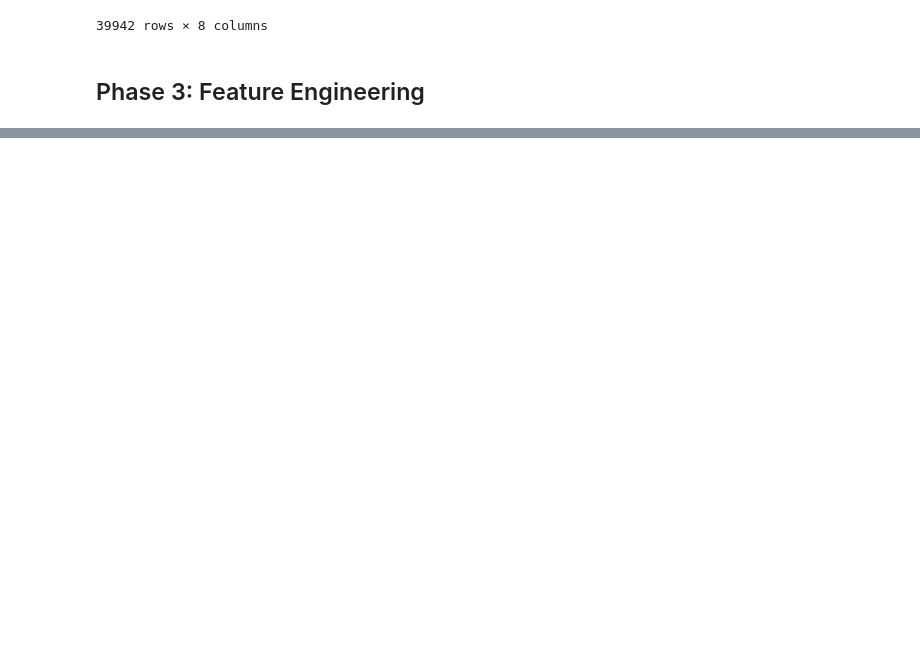
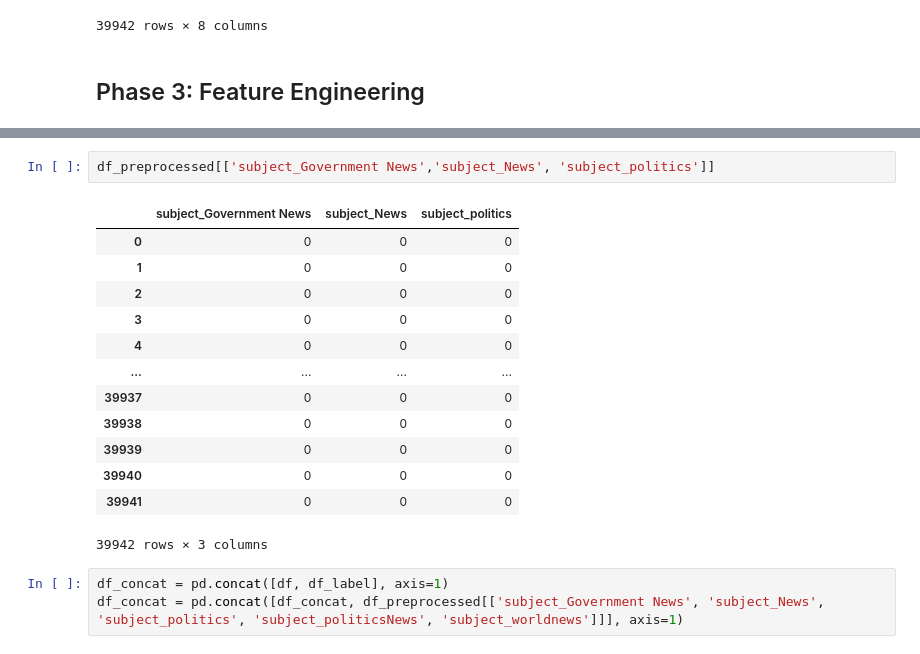
Before and after one commit to mobenet/nlp-project, a Jupyter notebook: nlp-news-model.ipynb, the cells around one changed output, grey strips where cells are left out. Drawn from its saved outputs; the diff is of its cells as text; blank space fills up the shorter version.

```diff
--- a/nlp-news-model.ipynb
+++ b/nlp-news-model.ipynb
@@ -225,0 +258,19 @@ df_preprocessed
+# %%
+df_preprocessed[['subject_Government News','subject_News', 'subject_politics']]
+# %% [output]
+|  | subject_Government News | subject_News | subject_politics |
+| 0 | 0 | 0 | 0 |
+| 1 | 0 | 0 | 0 |
+| 2 | 0 | 0 | 0 |
+| 3 | 0 | 0 | 0 |
+| 4 | 0 | 0 | 0 |
+| ... | ... | ... | ... |
+| 39937 | 0 | 0 | 0 |
+| 39938 | 0 | 0 | 0 |
+| 39939 | 0 | 0 | 0 |
+| 39940 | 0 | 0 | 0 |
+| 39941 | 0 | 0 | 0 |
+39942 rows × 3 columns
+# %%
+df_concat = pd.concat([df, df_label], axis=1)
+df_concat = pd.concat([df_concat, df_preprocessed[['subject_Government News', 'subject_News', 'subject_politics', 'subject_politicsNews', 'subject_worldnews']]], axis=1)
```
Also changed, not shown: parts of 8 cells of this notebook.
